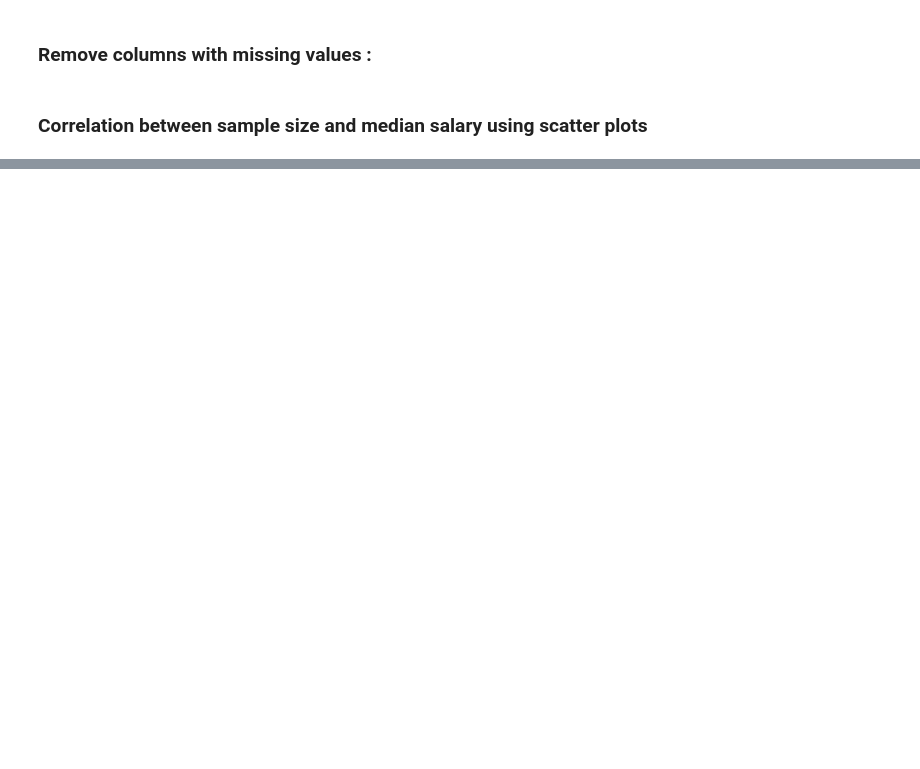
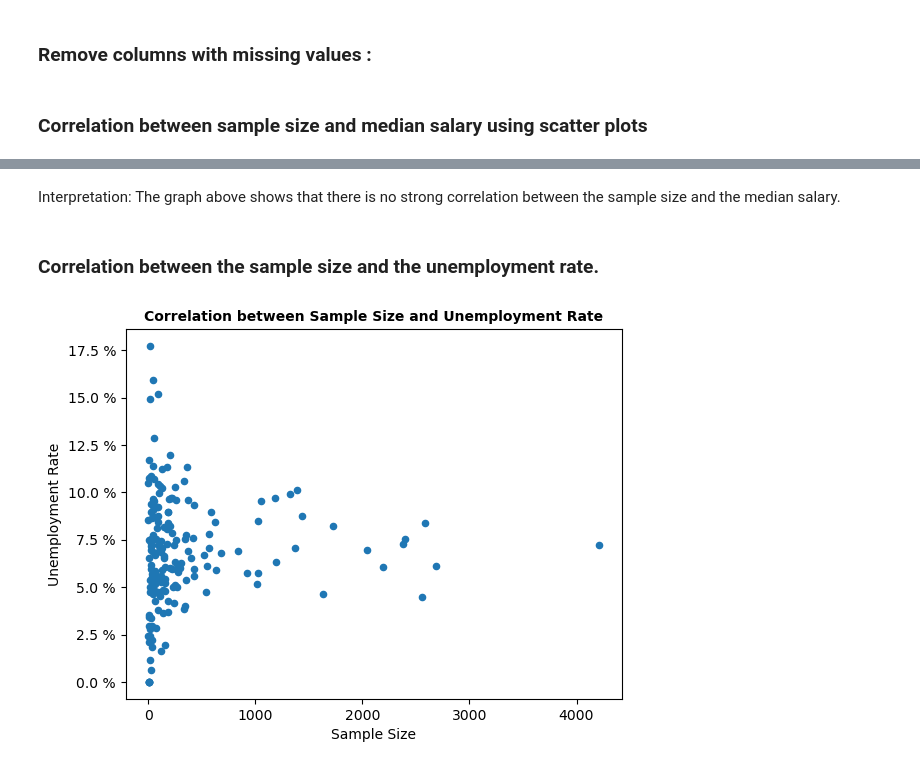
Before and after one commit to Nimaga95/Data_Science_Project-1, a Jupyter notebook: data_exploratory.ipynb, the cells around one changed output, grey strips where cells are left out. Drawn from its saved outputs; the diff is of its cells as text; code cells hidden in the pictures; blank space fills up the shorter version.

```diff
--- a/data_exploratory.ipynb
+++ b/data_exploratory.ipynb
@@ -76,0 +63,19 @@ plt.show()
+# %% [markdown]
+Interpretation: The graph above shows that there is no strong correlation between the sample size and the median salary.
+# %% [markdown]
+###  Correlation between the sample size and the unemployment rate.
+# %%
+data.plot(x='Sample_size', y='Unemployment_rate', kind ='scatter')
+
+fmt = ' %'  # Specify the format for the percent symbol
+plt.gca().yaxis.set_major_formatter(mtick.PercentFormatter(1.0, symbol=fmt))
+
+# Customize the appearance of the plot
+plt.xlabel('Sample Size')
+plt.ylabel('Unemployment Rate')
+plt.title('Correlation between Sample Size and Unemployment Rate', fontweight='bold', fontsize=10)
+
+# Show the plot
+plt.show()
+# %% [output]
+[figure, added]
```
Also changed, not shown: parts of 10 cells of this notebook.
